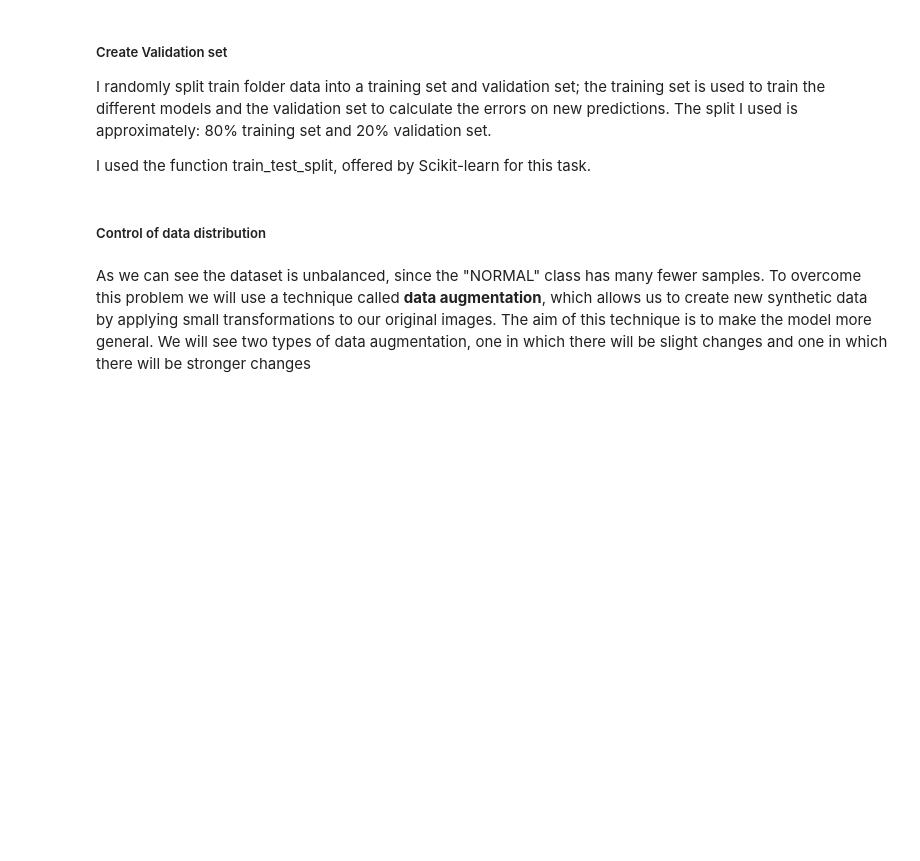
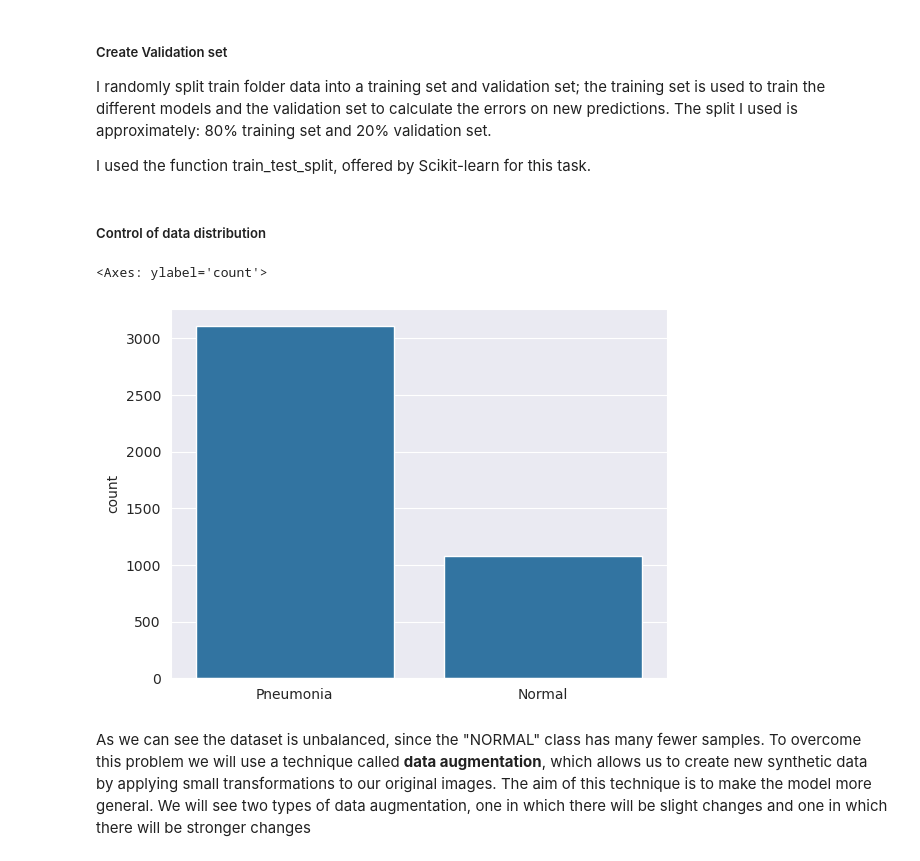
Before and after one commit to carlo-fioramanti/Progetto-ML, a Jupyter notebook: progetto.ipynb, the cells around one changed output. Drawn from its saved outputs; the diff is of its cells as text; code cells hidden in the pictures; blank space fills up the shorter version.

```diff
--- a/progetto.ipynb
+++ b/progetto.ipynb
@@ -100,6 +101,38 @@ if not os.path.exists(validation_dir):
         print(f"Classe '{label}': {len(train_files)} file nel training set, {len(val_files)} file nel validation set")
 # %% [markdown]
 ##### Control of data distribution
+# %%
+labels = ['PNEUMONIA', 'NORMAL']
+img_size = 150
+
+def get_data(data_dir):
+    # data = []
+    labels_list = []
+
+    for label in labels:
+        path = os.path.join(data_dir, label)
+        class_num = labels.index(label)  # Assegna 0 a NORMAL e 1 a PNEUMONIA
+        for img in os.listdir(path):
+            try:
+                img_arr = cv2.imread(os.path.join(path, img), cv2.IMREAD_GRAYSCALE)
+                # resized_arr = cv2.resize(img_arr, (img_size, img_size))  # Ridimensiona l'immagine
+                # data.append(resized_arr)  # Aggiunge solo l'immagine
+                labels_list.append(class_num)  # Aggiunge la classe separatamente
+            except Exception as e:
+                print(e)
+    return np.array(labels_list)  # Restituisce due array separati
+
+
+train_labels = get_data(train_dir)
+# Conta le immagini per classe
+label_counts = {0: "Pneumonia", 1: "Normal"}
+class_labels = [label_counts[label] for label in train_labels]
+
+sns.set_style("darkgrid")
+sns.countplot(x=class_labels)
+# %% [output]
+<Axes: ylabel='count'>
+[figure, added]
 # %% [markdown]
 As we can see the dataset is unbalanced, since the "NORMAL" class has many fewer samples. To overcome this problem we will use a technique called **data augmentation**, which allows us to create new synthetic data by applying small transformations to our original images. The aim of this technique is to make the model more general.
 We will see two types of data augmentation, one in which there will be slight changes and one in which there will be stronger changes
```
Also changed, not shown: parts of 26 cells of this notebook, 2 other files.
